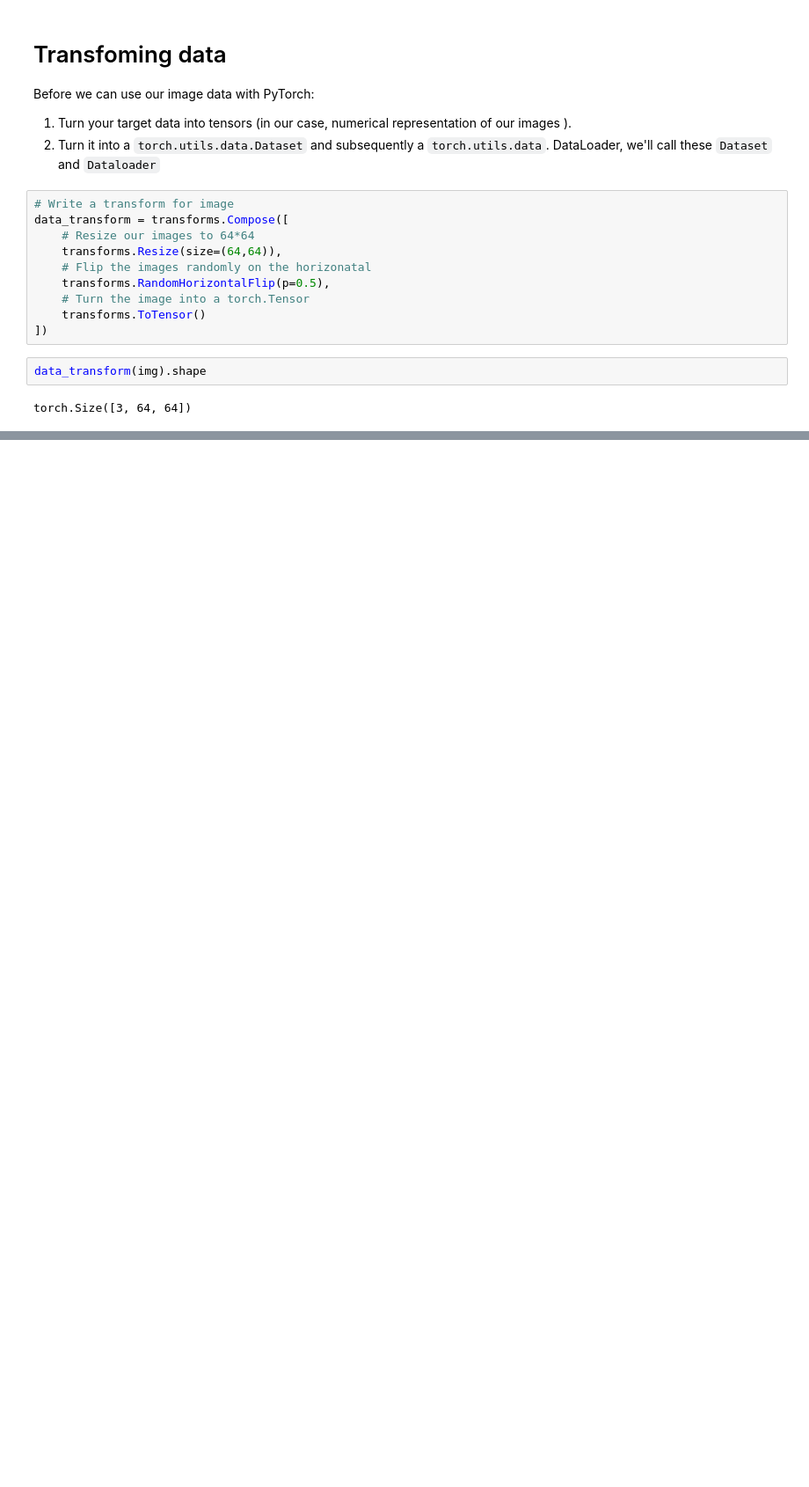
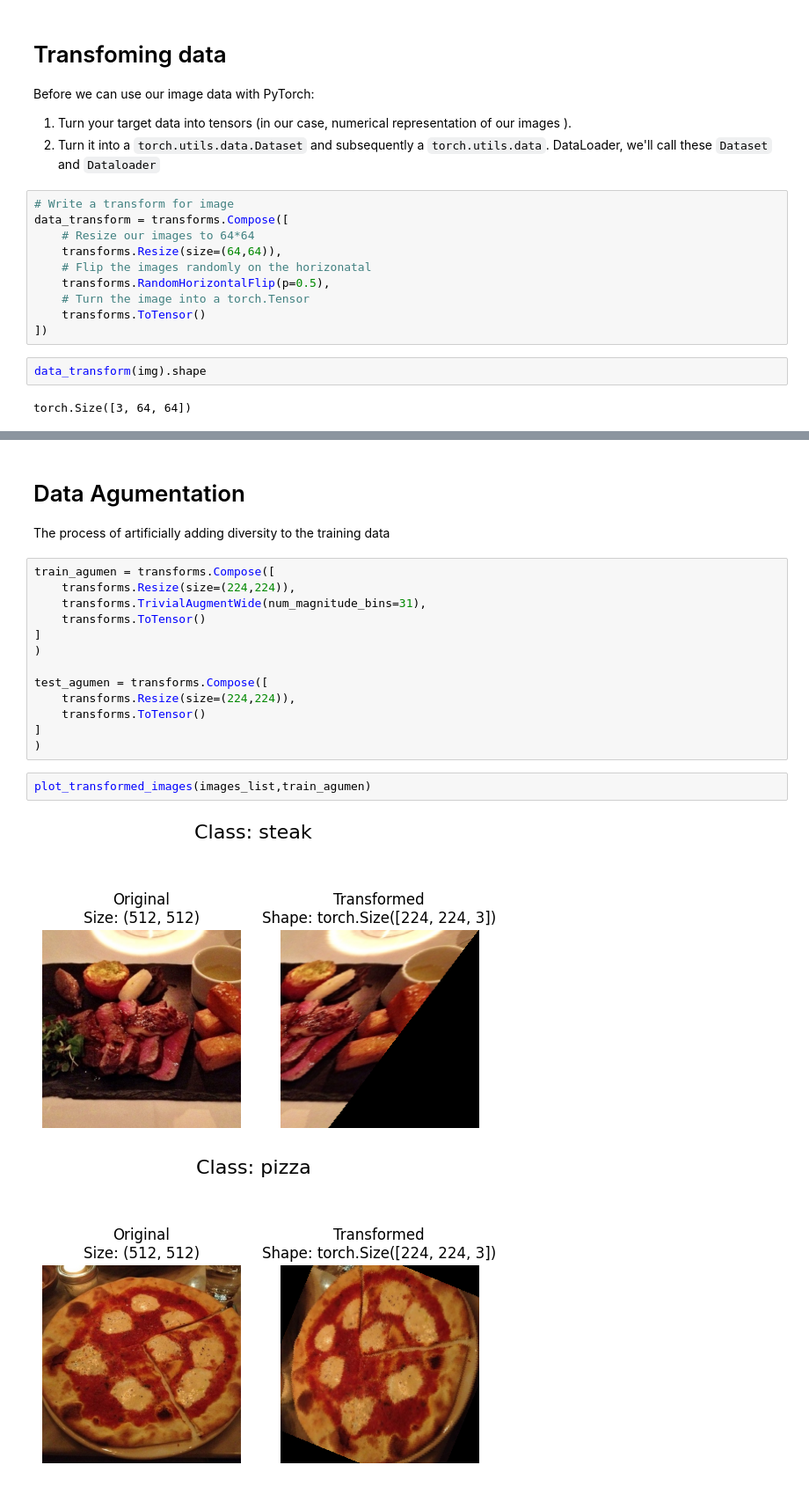
Before and after one commit to Hit07/ML-DL-Torch, a Jupyter notebook: FoodVision.ipynb, the cells around one changed output, grey strips where cells are left out. Shown at 88% size. Drawn from its saved outputs; the diff is of its cells as text; blank space fills up the shorter version.

```diff
--- a/FoodVision.ipynb
+++ b/FoodVision.ipynb
@@ -163,0 +327,22 @@ plot_transformed_images(images_list,data_transform,seed=42)
+# %% [markdown]
+# Data Agumentation
+
+The process of artificially adding diversity to the training data
+# %%
+train_agumen = transforms.Compose([
+    transforms.Resize(size=(224,224)),
+    transforms.TrivialAugmentWide(num_magnitude_bins=31),
+    transforms.ToTensor()
+]
+)
+
+test_agumen = transforms.Compose([
+    transforms.Resize(size=(224,224)),
+    transforms.ToTensor()
+]
+)
+# %%
+plot_transformed_images(images_list,train_agumen)
+# %% [output]
+[figure, added]
+[figure, added]
```
Also changed, not shown: parts of 22 cells of this notebook.
